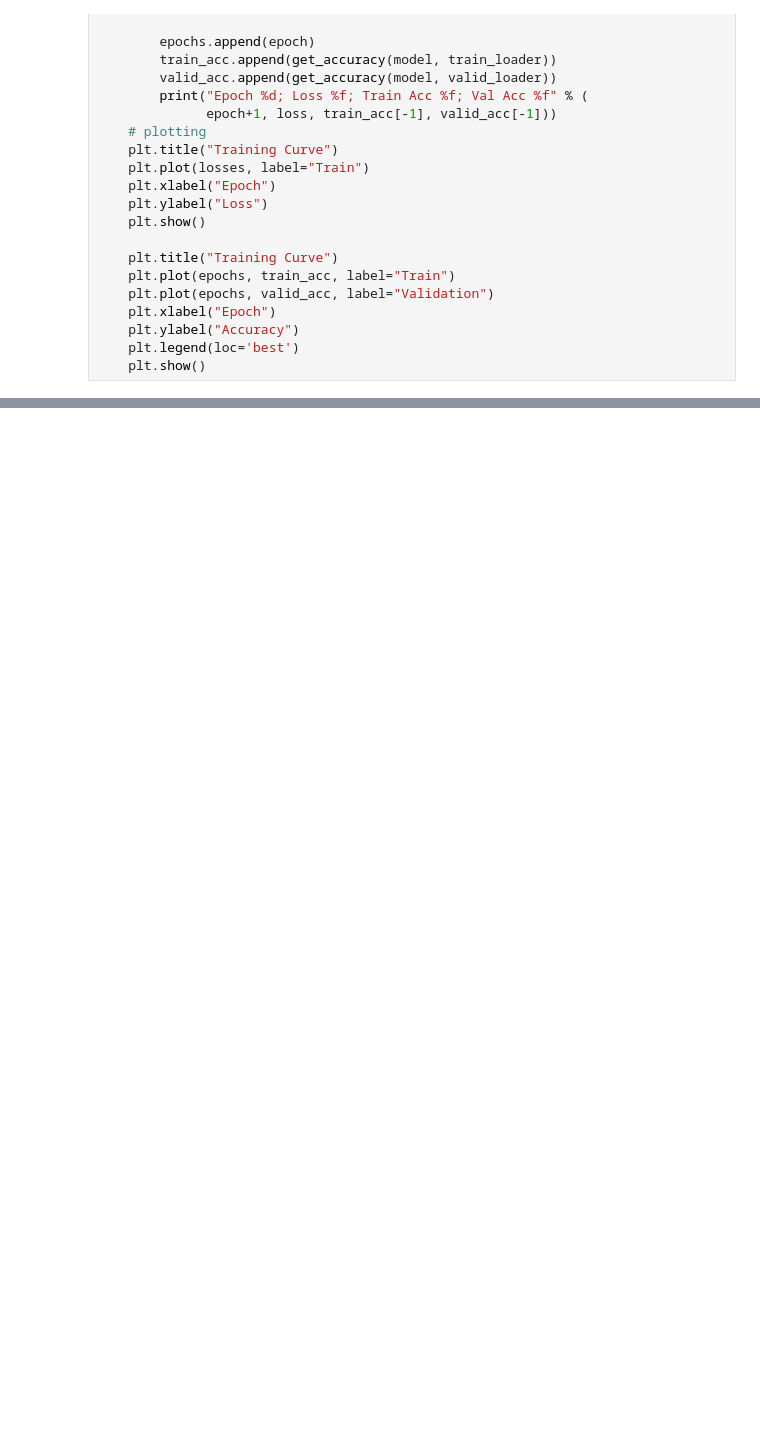
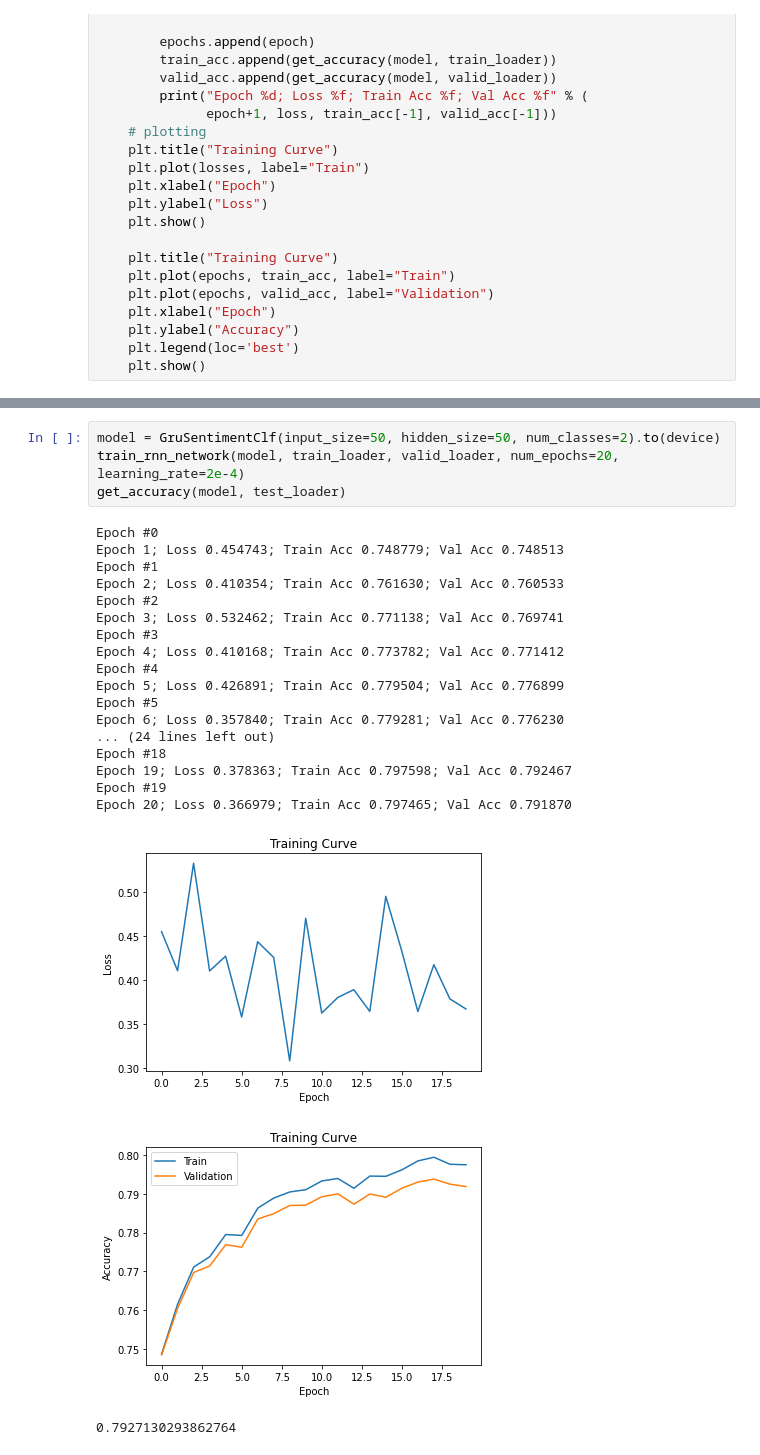
Before and after one commit to shobhitv-builds/nlp-proj, a Jupyter notebook: src/sentiment-classifiers.ipynb, the cells around one changed output, grey strips where cells are left out. Drawn from its saved outputs; the diff is of its cells as text; blank space fills up the shorter version.

```diff
--- a/src/sentiment-classifiers.ipynb
+++ b/src/sentiment-classifiers.ipynb
@@ -227,0 +244,25 @@ KeyboardInterrupt:
+# %%
+model = GruSentimentClf(input_size=50, hidden_size=50, num_classes=2).to(device)
+train_rnn_network(model, train_loader, valid_loader, num_epochs=20, learning_rate=2e-4)
+get_accuracy(model, test_loader)
+# %% [output]
+Epoch #0
+Epoch 1; Loss 0.454743; Train Acc 0.748779; Val Acc 0.748513
+Epoch #1
+Epoch 2; Loss 0.410354; Train Acc 0.761630; Val Acc 0.760533
+Epoch #2
+Epoch 3; Loss 0.532462; Train Acc 0.771138; Val Acc 0.769741
+Epoch #3
+Epoch 4; Loss 0.410168; Train Acc 0.773782; Val Acc 0.771412
+Epoch #4
+Epoch 5; Loss 0.426891; Train Acc 0.779504; Val Acc 0.776899
+Epoch #5
+Epoch 6; Loss 0.357840; Train Acc 0.779281; Val Acc 0.776230
+... (24 lines left out)
+Epoch #18
+Epoch 19; Loss 0.378363; Train Acc 0.797598; Val Acc 0.792467
+Epoch #19
+Epoch 20; Loss 0.366979; Train Acc 0.797465; Val Acc 0.791870
+[figure, added]
+[figure, added]
+0.7927130293862764
```
Also changed, not shown: parts of 8 cells of this notebook.
